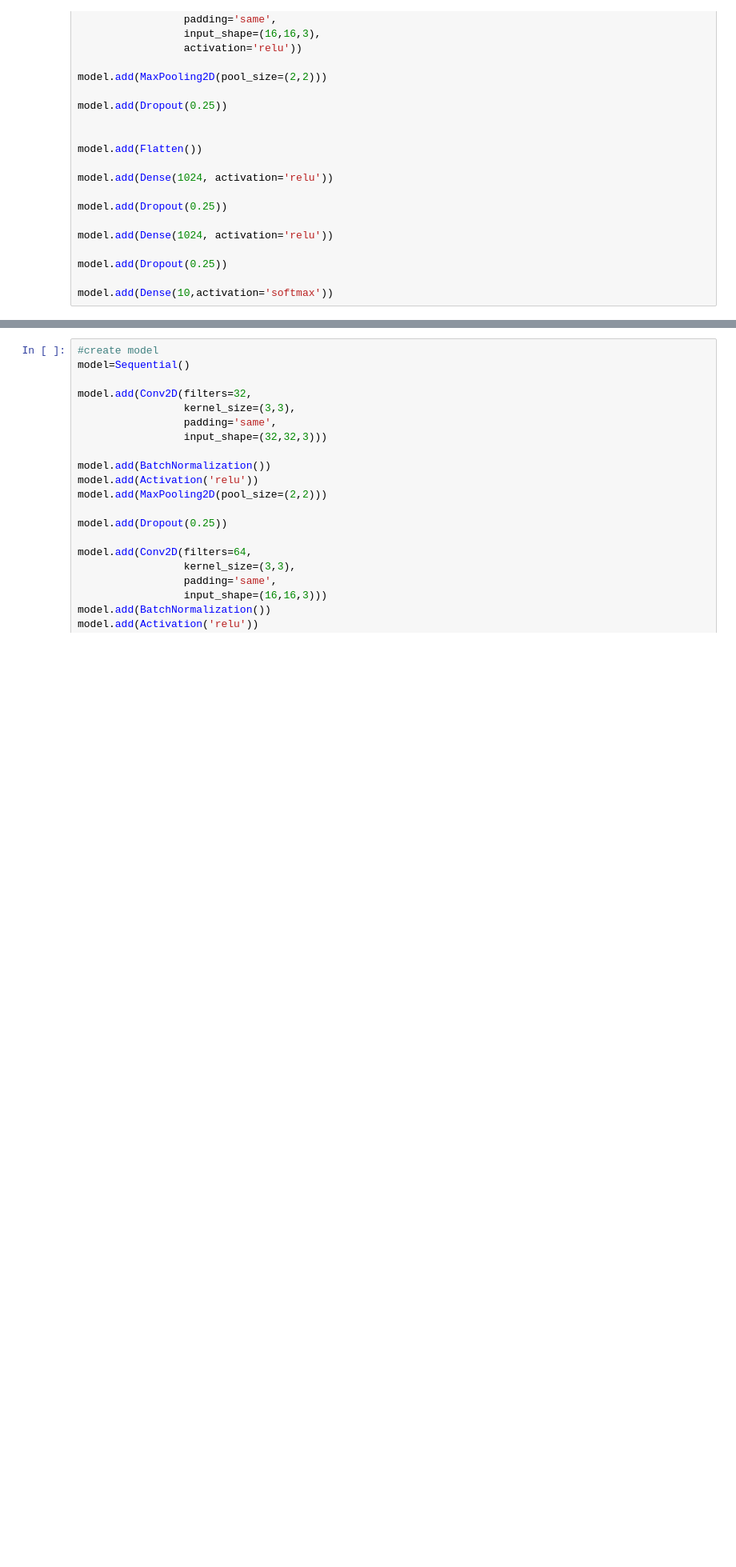
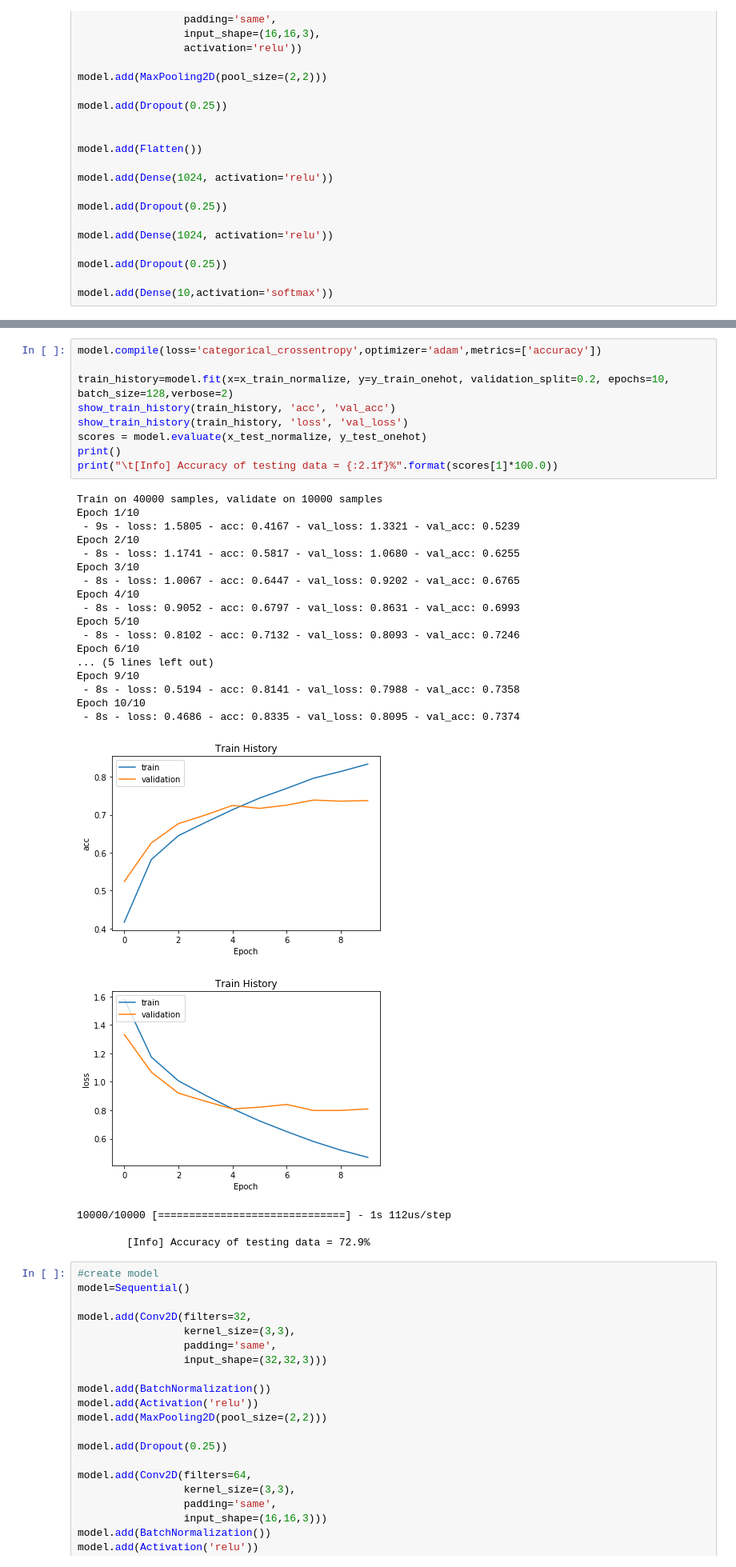
Before and after one commit to handsomekiwi/JupyterPractice, a Jupyter notebook: ML_course_HW/Y2019 HW10_1u.ipynb, the cells around one changed output, grey strips where cells are left out. Shown at 80% size. Saved outputs shown, nothing was run; the diff lists cells and outputs as text; blank space fills up the shorter version.

```diff
--- a/ML_course_HW/Y2019 HW10_1u.ipynb
+++ b/ML_course_HW/Y2019 HW10_1u.ipynb
@@ -121,6 +118,38 @@ Total params: 5,274,570
 Trainable params: 5,274,570
 Non-trainable params: 0
 _________________________________________________________________
+# %%
+model.compile(loss='categorical_crossentropy',optimizer='adam',metrics=['accuracy'])
+
+train_history=model.fit(x=x_train_normalize, y=y_train_onehot, validation_split=0.2, epochs=10, batch_size=128,verbose=2)
+show_train_history(train_history, 'acc', 'val_acc')
+show_train_history(train_history, 'loss', 'val_loss')
+scores = model.evaluate(x_test_normalize, y_test_onehot)
+print()
+print("\t[Info] Accuracy of testing data = {:2.1f}%".format(scores[1]*100.0))
+# %% [output]
+Train on 40000 samples, validate on 10000 samples
+Epoch 1/10
+ - 9s - loss: 1.5805 - acc: 0.4167 - val_loss: 1.3321 - val_acc: 0.5239
+Epoch 2/10
+ - 8s - loss: 1.1741 - acc: 0.5817 - val_loss: 1.0680 - val_acc: 0.6255
+Epoch 3/10
+ - 8s - loss: 1.0067 - acc: 0.6447 - val_loss: 0.9202 - val_acc: 0.6765
+Epoch 4/10
+ - 8s - loss: 0.9052 - acc: 0.6797 - val_loss: 0.8631 - val_acc: 0.6993
+Epoch 5/10
+ - 8s - loss: 0.8102 - acc: 0.7132 - val_loss: 0.8093 - val_acc: 0.7246
+Epoch 6/10
+... (5 lines left out)
+Epoch 9/10
+ - 8s - loss: 0.5194 - acc: 0.8141 - val_loss: 0.7988 - val_acc: 0.7358
+Epoch 10/10
+ - 8s - loss: 0.4686 - acc: 0.8335 - val_loss: 0.8095 - val_acc: 0.7374
+[figure, added]
+[figure, added]
+10000/10000 [==============================] - 1s 112us/step
+
+        [Info] Accuracy of testing data = 72.9%
 # %%
 #create model
 model=Sequential()
```
Also changed, not shown: parts of 8 cells of this notebook.
